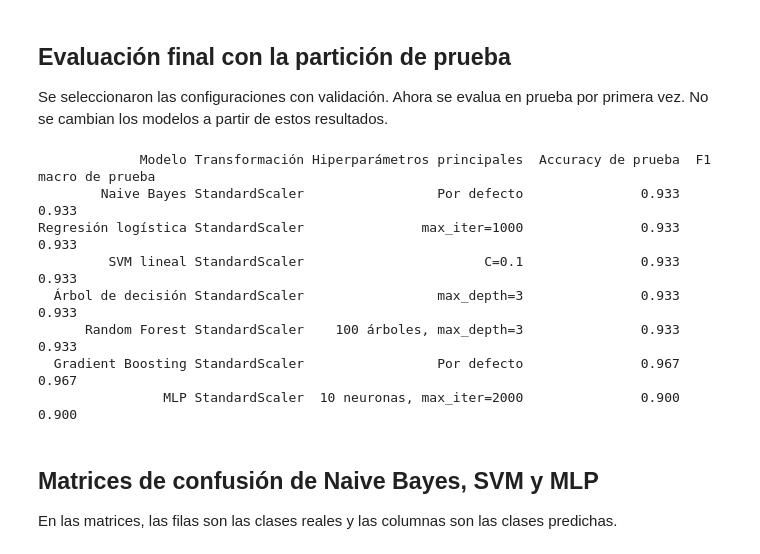
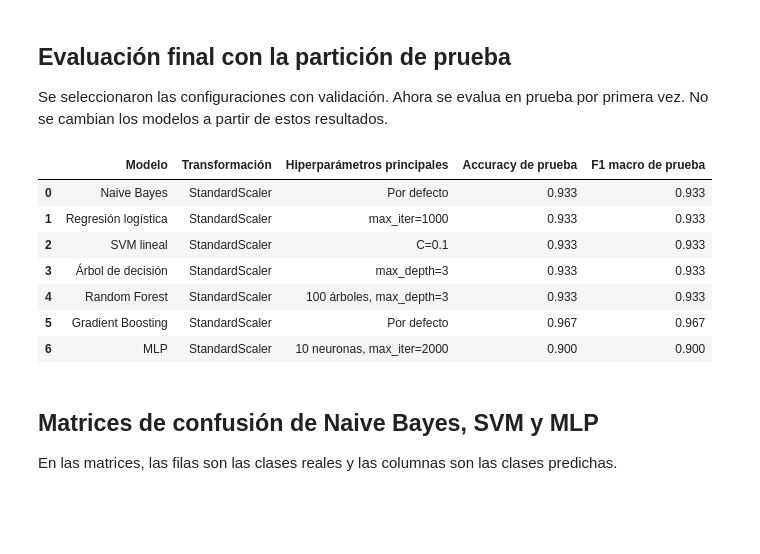
Before and after one commit to MartinCusme/ir26b, a Jupyter notebook: notebooks/01_revml.ipynb, the cells around one changed output. Saved outputs shown, nothing was run; the diff lists cells and outputs as text; code cells hidden in the pictures; blank space fills up the shorter version.

```diff
--- a/notebooks/01_revml.ipynb
+++ b/notebooks/01_revml.ipynb
@@ -333,42 +333,42 @@ Se seleccionaron las configuraciones con validación. Ahora se evalua en prueba
 # %%
 # Reemplazar solamente las configuraciones que se ajustaron.
 modelos_clasificacion["SVM lineal"] = make_pipeline(StandardScaler(), SVC(kernel="linear", C=mejor_c))
 modelos_clasificacion["MLP"] = make_pipeline(StandardScaler(), MLPClassifier(hidden_layer_sizes=(mejores_neuronas,), max_iter=2000, random_state=42))
 
 modelos_clasificacion["SVM lineal"].fit(X_train, y_train)
 modelos_clasificacion["MLP"].fit(X_train, y_train)
 
 configuracion_clasificacion = {
     "Naive Bayes": "Por defecto",
     "Regresión logística": "max_iter=1000",
     "SVM lineal": f"C={mejor_c}",
     "Árbol de decisión": "max_depth=3",
     "Random Forest": "100 árboles, max_depth=3",
     "Gradient Boosting": "Por defecto",
     "MLP": f"{mejores_neuronas} neuronas, max_iter=2000"
 }
 
 resultados_prueba = []
 predicciones_prueba = {}
 
 for nombre, modelo in modelos_clasificacion.items():
     predicciones = modelo.predict(X_test)
     predicciones_prueba[nombre] = predicciones
     accuracy = accuracy_score(y_test, predicciones)
     f1 = f1_score(y_test, predicciones, average="macro")
     resultados_prueba.append([nombre, "StandardScaler", configuracion_clasificacion[nombre], accuracy, f1])
 
 tabla_prueba = pd.DataFrame(resultados_prueba, columns=["Modelo", "Transformación", "Hiperparámetros principales", "Accuracy de prueba", "F1 macro de prueba"])
-print(tabla_prueba.round(3).to_string(index=False))
+display(tabla_prueba.round(3))
 # %% [output]
-             Modelo Transformación Hiperparámetros principales  Accuracy de prueba  F1 macro de prueba
-        Naive Bayes StandardScaler                 Por defecto               0.933               0.933
-Regresión logística StandardScaler               max_iter=1000               0.933               0.933
-         SVM lineal StandardScaler                       C=0.1               0.933               0.933
-  Árbol de decisión StandardScaler                 max_depth=3               0.933               0.933
-      Random Forest StandardScaler    100 árboles, max_depth=3               0.933               0.933
-  Gradient Boosting StandardScaler                 Por defecto               0.967               0.967
-                MLP StandardScaler  10 neuronas, max_iter=2000               0.900               0.900
+|  | Modelo | Transformación | Hiperparámetros principales | Accuracy de prueba | F1 macro de prueba |
+| 0 | Naive Bayes | StandardScaler | Por defecto | 0.933 | 0.933 |
+| 1 | Regresión logística | StandardScaler | max_iter=1000 | 0.933 | 0.933 |
+| 2 | SVM lineal | StandardScaler | C=0.1 | 0.933 | 0.933 |
+| 3 | Árbol de decisión | StandardScaler | max_depth=3 | 0.933 | 0.933 |
+| 4 | Random Forest | StandardScaler | 100 árboles, max_depth=3 | 0.933 | 0.933 |
+| 5 | Gradient Boosting | StandardScaler | Por defecto | 0.967 | 0.967 |
+| 6 | MLP | StandardScaler | 10 neuronas, max_iter=2000 | 0.900 | 0.900 |
 # %% [markdown]
 ## Matrices de confusión de Naive Bayes, SVM y MLP
 
```
Also changed, not shown: parts of 8 cells of this notebook.
